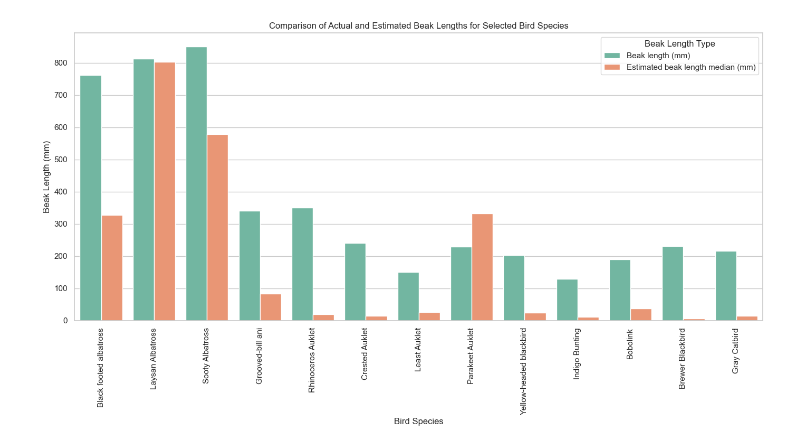
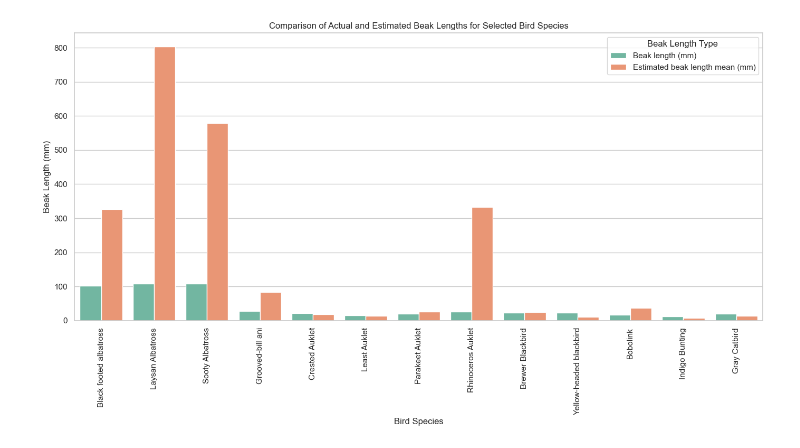
Before and after one commit to abkerper/DS4002_Project3, a Jupyter notebook: SCRIPTS/analysis.ipynb, the cells around one changed output. Cells and saved outputs as stored; diff of their text form; code cells hidden in the pictures.

```diff
--- a/SCRIPTS/analysis.ipynb
+++ b/SCRIPTS/analysis.ipynb
@@ -168,30 +254,53 @@ avonet_body_length = avonet_df["Body length (mm)"]
 # %%
 import pandas as pd
 import matplotlib.pyplot as plt
 import seaborn as sns
 
-# Comparison of the actual vs. estimated beak lengths
-# Estimtaed beak length (mm) = body length (mm) * estimated beak to body ratio
+# Ensure df_filtered and avonet_df are loaded
+avonet_df = pd.read_csv("DATA/avonet_data.csv")
 
+# Align the two dataframes using the species names
+merged_df = pd.merge(
+    df_filtered,
+    avonet_df,
+    left_on="bird_species_cleaned",
+    right_on="Species",
+    how="inner"
+)
+
+# Extract the required columns for comparison
 data = {
-    "Species": selected_species,
-    "Beak length (mm)": avonet_body_length, # Taken from AVONET
-    "Estimated beak length median (mm)": estimated_beak_length_median_list # Calculated estimated beak length taken from estimated_beak_length.csv
+    "Species": merged_df["bird_species_cleaned"],
+    "Beak length (mm)": merged_df["Beak length culmen (mm)"],  # Actual beak length from AVONET
+    "Estimated beak length mean (mm)": merged_df["estimated_beak_length_mean"]  # Estimated beak length
 }
 
+# Convert the data into a DataFrame for plotting
 df = pd.DataFrame(data)
+
+# Melt the DataFrame for use in seaborn
 sns.set(style="whitegrid")
 plt.figure(figsize=(14, 8))
-df_melted = df.melt(id_vars=["Species"], value_vars=["Beak length (mm)", "Estimated beak length median (mm)"],
-                    var_name="Beak Length Type", value_name="Beak Length (mm)")
+df_melted = df.melt(
+    id_vars=["Species"],
+    value_vars=["Beak length (mm)", "Estimated beak length mean (mm)"],
+    var_name="Beak Length Type",
+    value_name="Beak Length (mm)"
+)
 
-# Plot estimated beak length vs. actual beak length
-sns.barplot(x="Species", y="Beak Length (mm)", hue="Beak Length Type", data=df_melted, palette="Set2")
+# Plot the data
+sns.barplot(
+    x="Species",
+    y="Beak Length (mm)",
+    hue="Beak Length Type",
+    data=df_melted,
+    palette="Set2"
+)
 plt.title("Comparison of Actual and Estimated Beak Lengths for Selected Bird Species")
 plt.xlabel("Bird Species")
 plt.ylabel("Beak Length (mm)")
 plt.xticks(rotation=90)
 plt.tight_layout()
 plt.show()
 # %% [output]
-[figure, old version]
+[figure, new version]
```
Also changed, not shown: parts of 9 cells of this notebook, 3 other files.
